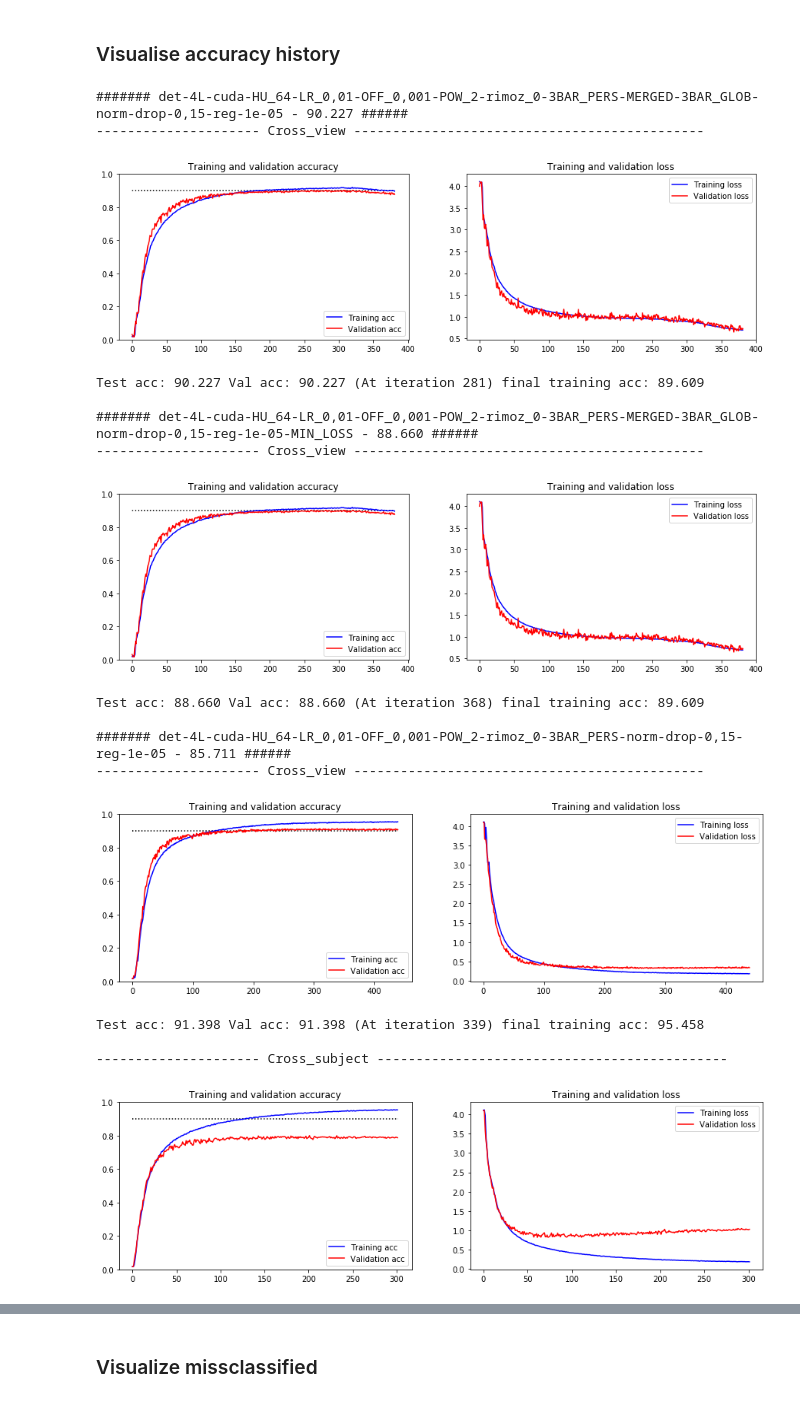
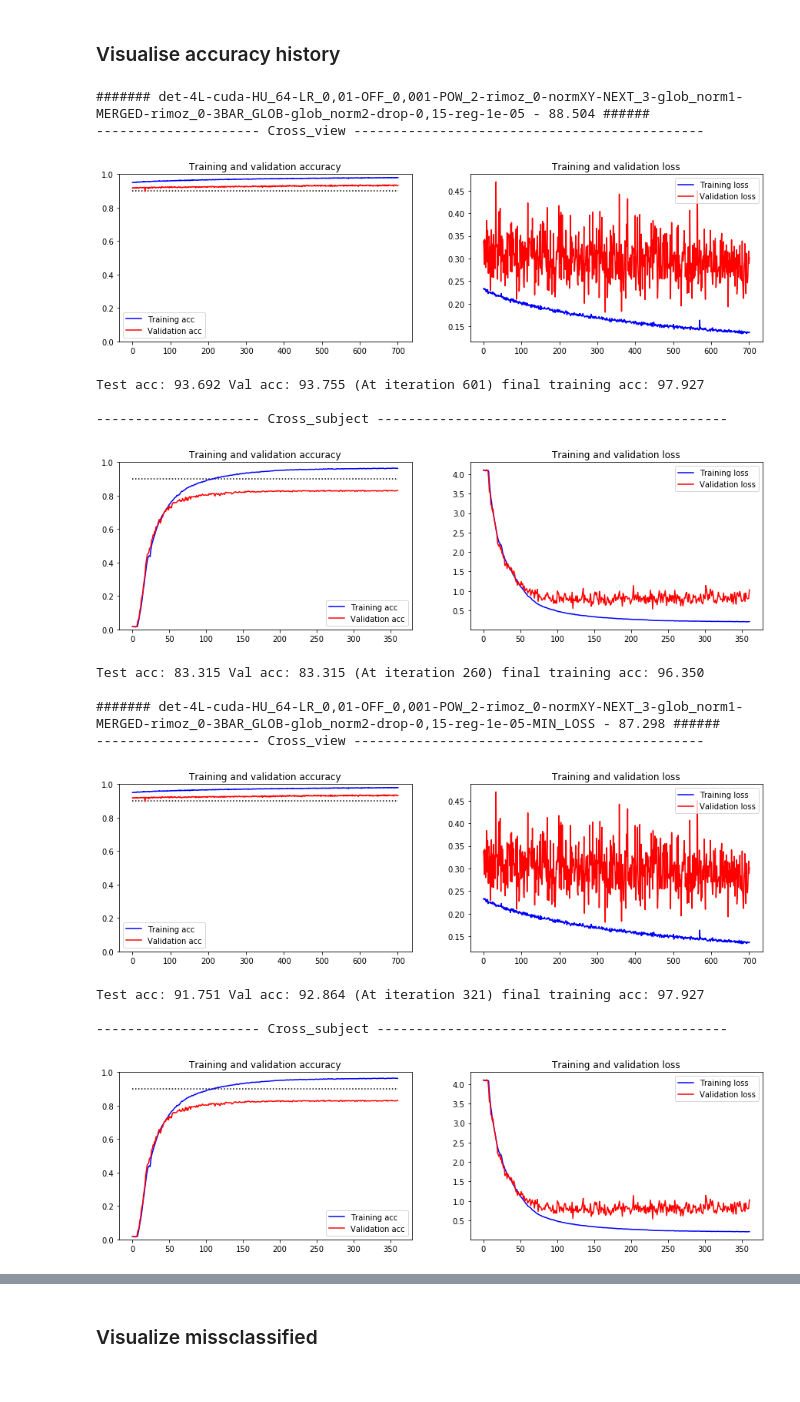
Before and after one commit to Andrea-moscatelli/tesiMagistrale, a Jupyter notebook: src/DISPLAY_RESULT.ipynb, the cells around one changed output, grey strips where cells are left out. Cells and saved outputs as stored; diff of their text form; code cells hidden in the pictures.

Commit message:
aggiunti addestramenti con combinazione e normalizzazione globale

```diff
--- a/src/DISPLAY_RESULT.ipynb
+++ b/src/DISPLAY_RESULT.ipynb
@@ -1833,10 +1833,10 @@ globalResults = sum([[{"model_name": r["model_name"],
                           for r in globalResults
 #                           if r[folder2+"_test_acc"] > 0.1
 #                           and r[folder1+"_test_acc"] > 0.1
-#                           if "pos" in cleanForExcel(r["model_name"])
-#                           if "3BAR" in cleanForExcel(r["model_name"])
+                          if "det" in cleanForExcel(r["model_name"])
+#                           and "drop-0,1-rec_drop-0,1" in cleanForExcel(r["model_name"])
 #                           if "-cuda-HU_64-LR_0,01-OFF_0,001-POW_2" in cleanForExcel(r["model_name"])
-#                           if "det-" in cleanForExcel(r["model_name"])
+#                           if "pos-" in cleanForExcel(r["model_name"])
 #                           and "VIDEO-" not in cleanForExcel(r["model_name"])
 #                           and "VIDEO_PERS-" not in cleanForExcel(r["model_name"])
 #                           and "FRAME-" not in cleanForExcel(r["model_name"])
@@ -1866,9 +1866,9 @@ globalResults.sort(key=lambda x : x[folder2+"_test_acc"], reverse=True)
 bestF2Result = globalResults[0]
 
 ########## SORTING RESULTS ########################################################
-globalResults.sort(key=lambda x : x["avg"], reverse=True)
+# globalResults.sort(key=lambda x : x["avg"], reverse=True)
 # globalResults.sort(key=lambda x : x[folder1+"_test_acc"], reverse=True)
-# globalResults.sort(key=lambda x : x[folder2+"_test_acc"], reverse=True)
+globalResults.sort(key=lambda x : x[folder2+"_test_acc"], reverse=True)
 # globalResults.sort(key=lambda x : x["model_name"], reverse=True)
 
 resultToPrint = ["{:.2f}  {:.2f}({:.1f})  {:.2f}({:.1f})  {}".format(
@@ -1974,7 +1974,7 @@ from parse import parse
 SAVED_MODEL_FOLDER = "/data/students_home/amoscatelli/Desktop/actionAnalysis/savedModels/"
 
 ################ FROM PREVIOUS GLOBAL RESULT ################
-for result in globalResults[:10]:
+for result in globalResults[:20]:
     print("####### {} - {:.3f} ######".format(cleanForExcel(result["model_name"]),result["avg"]*100))
 
 
@@ -2027,46 +2027,45 @@ for result in globalResults[:10]:
         plt.figure(figsize = (15,4))
         ax1 = plt.subplot(1, 2, 1)
         ax1.plot(epochs, acc, 'b', label='Training acc')
         ax1.plot(epochs, val_acc, 'r', label='Validation acc')
         plt.title('Training and validation accuracy')
         ax1.legend()
         ax1.set_ylim(0,1)
         plt.hlines(0.9, 0, len(acc),linestyles="dotted")
 #         linestyles : {'solid', 'dashed', 'dashdot', 'dotted'}, optional
 
         #     plt.figure()
         ax2 = plt.subplot(1, 2, 2)
         ax2.plot(epochs, loss, 'b', label='Training loss')
         ax2.plot(epochs, val_loss, 'r', label='Validation loss')
         plt.title('Training and validation loss')
         ax2.legend()
 
 
         plt.show()
         i_val_acc = np.argmax(val_acc) if "-MIN_LOSS" not in result["model_name"] else np.argmin(val_loss)
         test_acc = result[folder+"_test_acc"]*100
         value_val_acc = val_acc[i_val_acc]*100
 
         training_acc = acc[-1]*100
         print("Test acc: {:.3f} Val acc: {:.3f} (At iteration {}) final training acc: {:.3f}".format(test_acc,value_val_acc,i_val_acc,training_acc))
         if "loaded_from" in r.keys():
             print("Loaded from:", cleanForExcel(r["loaded_from"].split("/")[-1]))
         print("")
 # %% [output]
-####### det-4L-cuda-HU_64-LR_0,01-OFF_0,001-POW_2-rimoz_0-3BAR_PERS-MERGED-3BAR_GLOB-norm-drop-0,15-reg-1e-05 - 90.227 ######
+####### det-4L-cuda-HU_64-LR_0,01-OFF_0,001-POW_2-rimoz_0-normXY-NEXT_3-glob_norm1-MERGED-rimoz_0-3BAR_GLOB-glob_norm2-drop-0,15-reg-1e-05 - 88.504 ######
 --------------------- Cross_view ---------------------------------------------
-[figure, old version]
+[figure, new version]
-Test acc: 90.227 Val acc: 90.227 (At iteration 281) final training acc: 89.609
+Test acc: 93.692 Val acc: 93.755 (At iteration 601) final training acc: 97.927
 
-####### det-4L-cuda-HU_64-LR_0,01-OFF_0,001-POW_2-rimoz_0-3BAR_PERS-MERGED-3BAR_GLOB-norm-drop-0,15-reg-1e-05-MIN_LOSS - 88.660 ######
---------------------- Cross_view ---------------------------------------------
+--------------------- Cross_subject ---------------------------------------------
-[figure, old version]
+[figure, new version]
-Test acc: 88.660 Val acc: 88.660 (At iteration 368) final training acc: 89.609
+Test acc: 83.315 Val acc: 83.315 (At iteration 260) final training acc: 96.350
 
-####### det-4L-cuda-HU_64-LR_0,01-OFF_0,001-POW_2-rimoz_0-3BAR_PERS-norm-drop-0,15-reg-1e-05 - 85.711 ######
+####### det-4L-cuda-HU_64-LR_0,01-OFF_0,001-POW_2-rimoz_0-normXY-NEXT_3-glob_norm1-MERGED-rimoz_0-3BAR_GLOB-glob_norm2-drop-0,15-reg-1e-05-MIN_LOSS - 87.298 ######
 --------------------- Cross_view ---------------------------------------------
-[figure, old version]
+[figure, new version]
-Test acc: 91.398 Val acc: 91.398 (At iteration 339) final training acc: 95.458
+Test acc: 91.751 Val acc: 92.864 (At iteration 321) final training acc: 97.927
 
 --------------------- Cross_subject ---------------------------------------------
-[figure, old version]
+[figure, new version]
```
Also changed, not shown: parts of 3 cells of this notebook, 4 other files.
